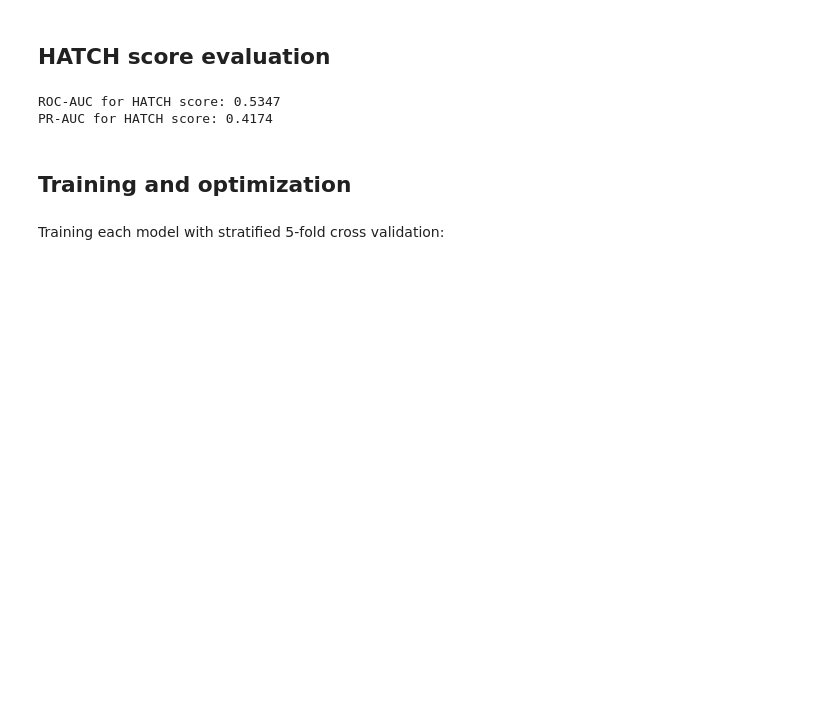
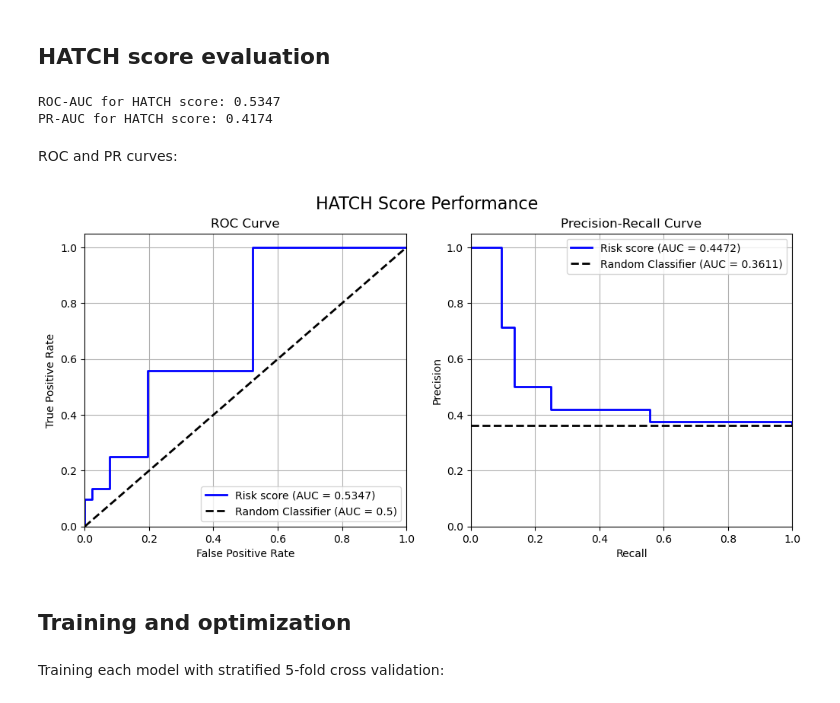
Before and after one commit to MiguelGomGar/TFM, a Jupyter notebook: notebooks/hatch_data.ipynb, the cells around one changed output. Saved outputs shown, nothing was run; the diff lists cells and outputs as text; code cells hidden in the pictures; blank space fills up the shorter version.

Commit message:
simplified variable selection plot, added feature selection check in SVM, improved test metrics comparison plot and added hatch score curves visualization

```diff
--- a/notebooks/hatch_data.ipynb
+++ b/notebooks/hatch_data.ipynb
@@ -122,6 +124,9 @@ X_train, X_test, y_train, y_test = train_test_split(
     shuffle=True,
     stratify=y,
     )
+
+# Prevalence of the target class in the test set
+prevalence = y_test.astype(int).mean()
 # %% [markdown]
 ## HATCH score evaluation
 # %%
@@ -144,6 +149,14 @@ print(f"PR-AUC for HATCH score: {pr_auc_hatch:.4f}")
 # %% [output]
 ROC-AUC for HATCH score: 0.5347
 PR-AUC for HATCH score: 0.4174
+# %% [markdown]
+ROC and PR curves:
+# %%
+plot_risk_score_curves(fpr_hatch, tpr_hatch, recs_hatch, precs_hatch,
+                        title='HATCH Score Performance', prevalence=prevalence,
+                        output_dir=results_path)
+# %% [output]
+[figure, added]
 # %% [markdown]
 ## Training and optimization
 # %% [markdown]
```
Also changed, not shown: parts of 13 cells of this notebook, 5 other files.
